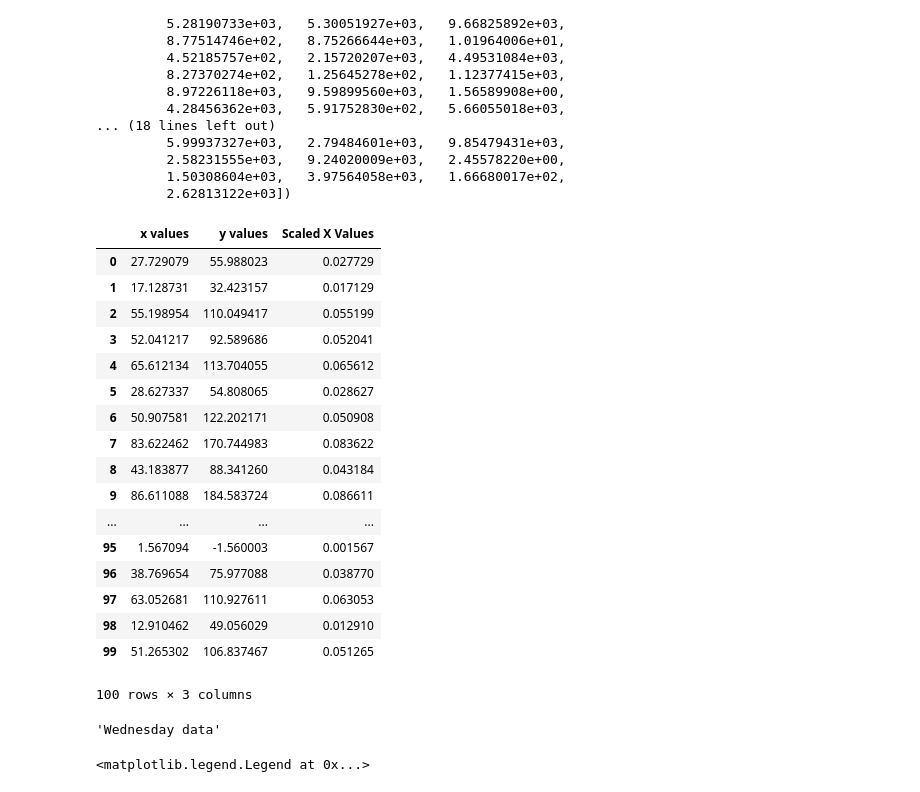
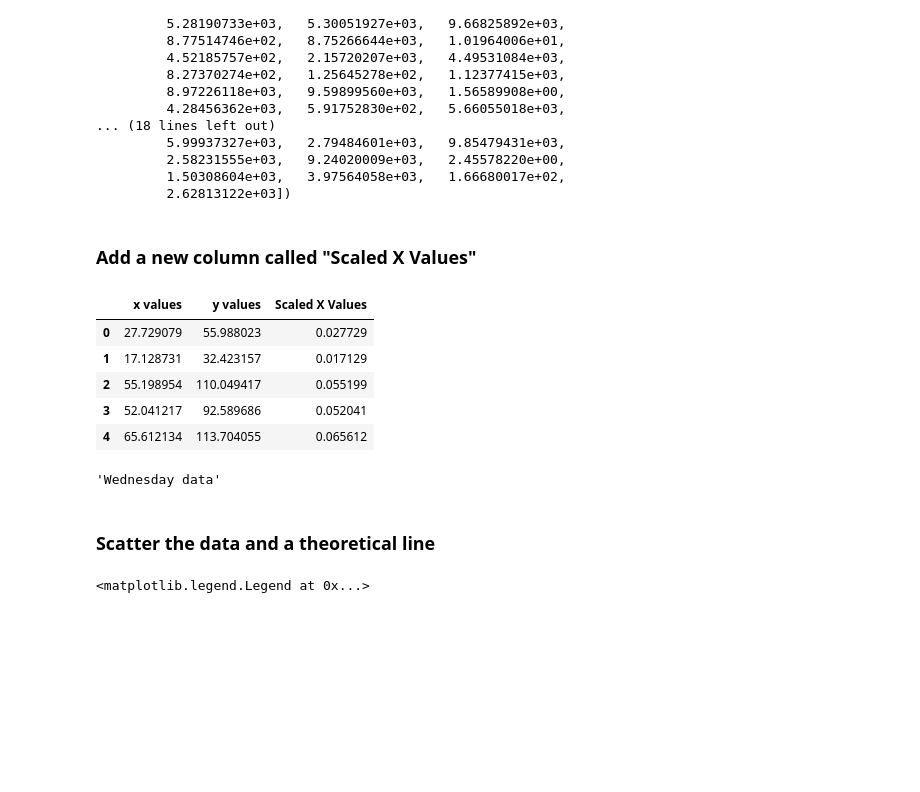
Before and after one commit to Mlawrence95/111B-Segre-Work, a Jupyter notebook: Tutorial 2 - Calculations in Bulk/Batch Analysis and Plotting (Jupyter Video Companion).ipynb, the cells around one changed output. Cells and saved outputs as stored; diff of their text form; code cells hidden in the pictures; blank space fills up the shorter version.

```diff
--- a/Tutorial 2 - Calculations in Bulk/Batch Analysis and Plotting (Jupyter Video Companion).ipynb
+++ b/Tutorial 2 - Calculations in Bulk/Batch Analysis and Plotting (Jupyter Video Companion).ipynb
@@ -89,29 +91,19 @@ array([  7.68901848e+02,   2.93393442e+02,   3.04692450e+03,
          2.62813122e+03])
 # %%
 scale_factor = .001
+# %% [markdown]
+### Add a new column called "Scaled X Values"
 # %%
 monday_table['Scaled X Values'] = monday_table['x values']*scale_factor
 # %%
-monday_table
+monday_table.head()
 # %% [output]
 |  | x values | y values | Scaled X Values |
 | 0 | 27.729079 | 55.988023 | 0.027729 |
 | 1 | 17.128731 | 32.423157 | 0.017129 |
 | 2 | 55.198954 | 110.049417 | 0.055199 |
 | 3 | 52.041217 | 92.589686 | 0.052041 |
 | 4 | 65.612134 | 113.704055 | 0.065612 |
-| 5 | 28.627337 | 54.808065 | 0.028627 |
-| 6 | 50.907581 | 122.202171 | 0.050908 |
-| 7 | 83.622462 | 170.744983 | 0.083622 |
-| 8 | 43.183877 | 88.341260 | 0.043184 |
-| 9 | 86.611088 | 184.583724 | 0.086611 |
-| ... | ... | ... | ... |
-| 95 | 1.567094 | -1.560003 | 0.001567 |
-| 96 | 38.769654 | 75.977088 | 0.038770 |
-| 97 | 63.052681 | 110.927611 | 0.063053 |
-| 98 | 12.910462 | 49.056029 | 0.012910 |
-| 99 | 51.265302 | 106.837467 | 0.051265 |
-100 rows × 3 columns
 # %%
 x = monday_table['Scaled X Values']
 y = monday_table['y values']
@@ -120,6 +112,8 @@ name = monday[:-4]
 name
 # %% [output]
 'Wednesday data'
+# %% [markdown]
+### Scatter the data and a theoretical line
 # %%
 plt.scatter(x,y, label=name)
 
```
Also changed, not shown: parts of 10 cells of this notebook.
